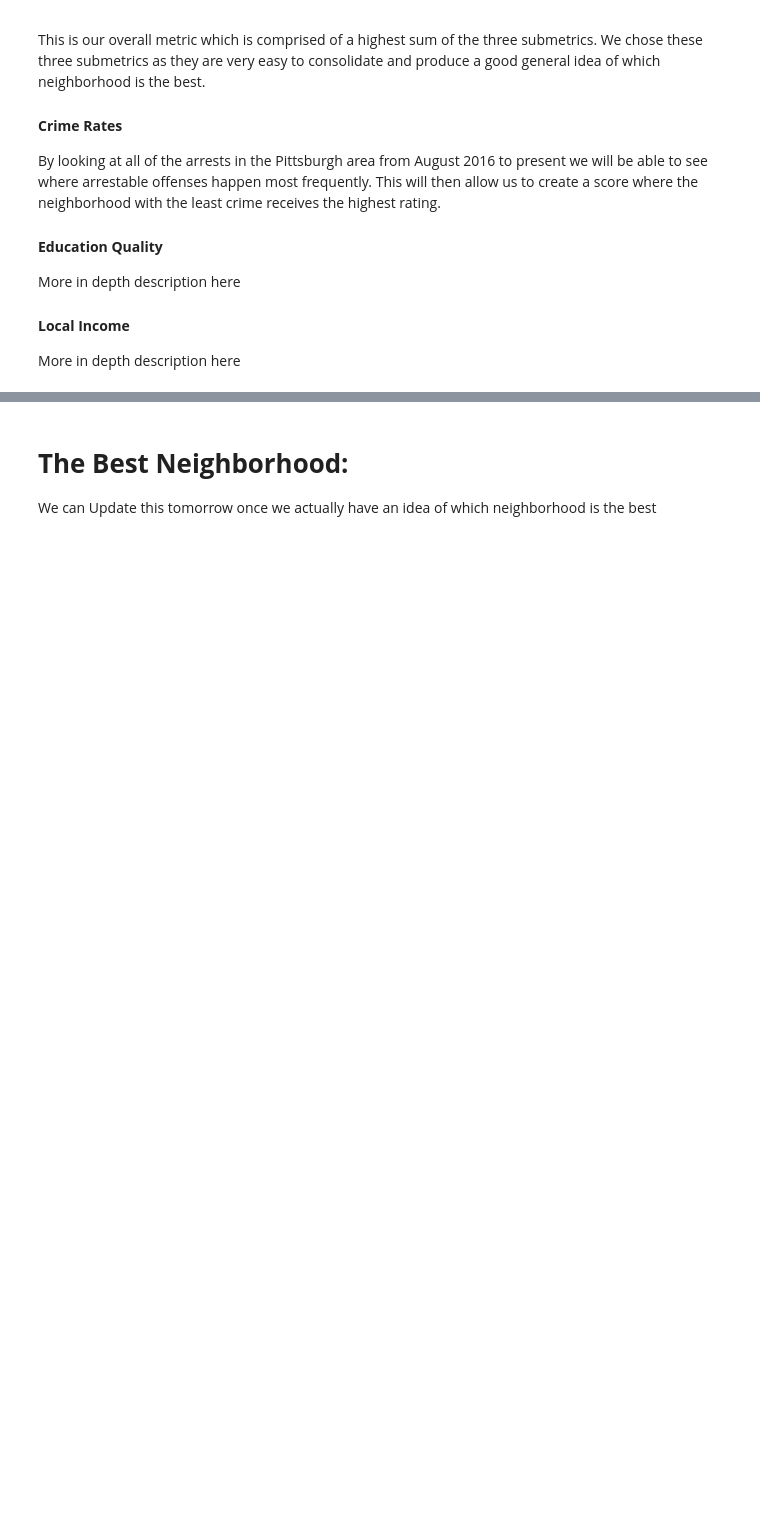
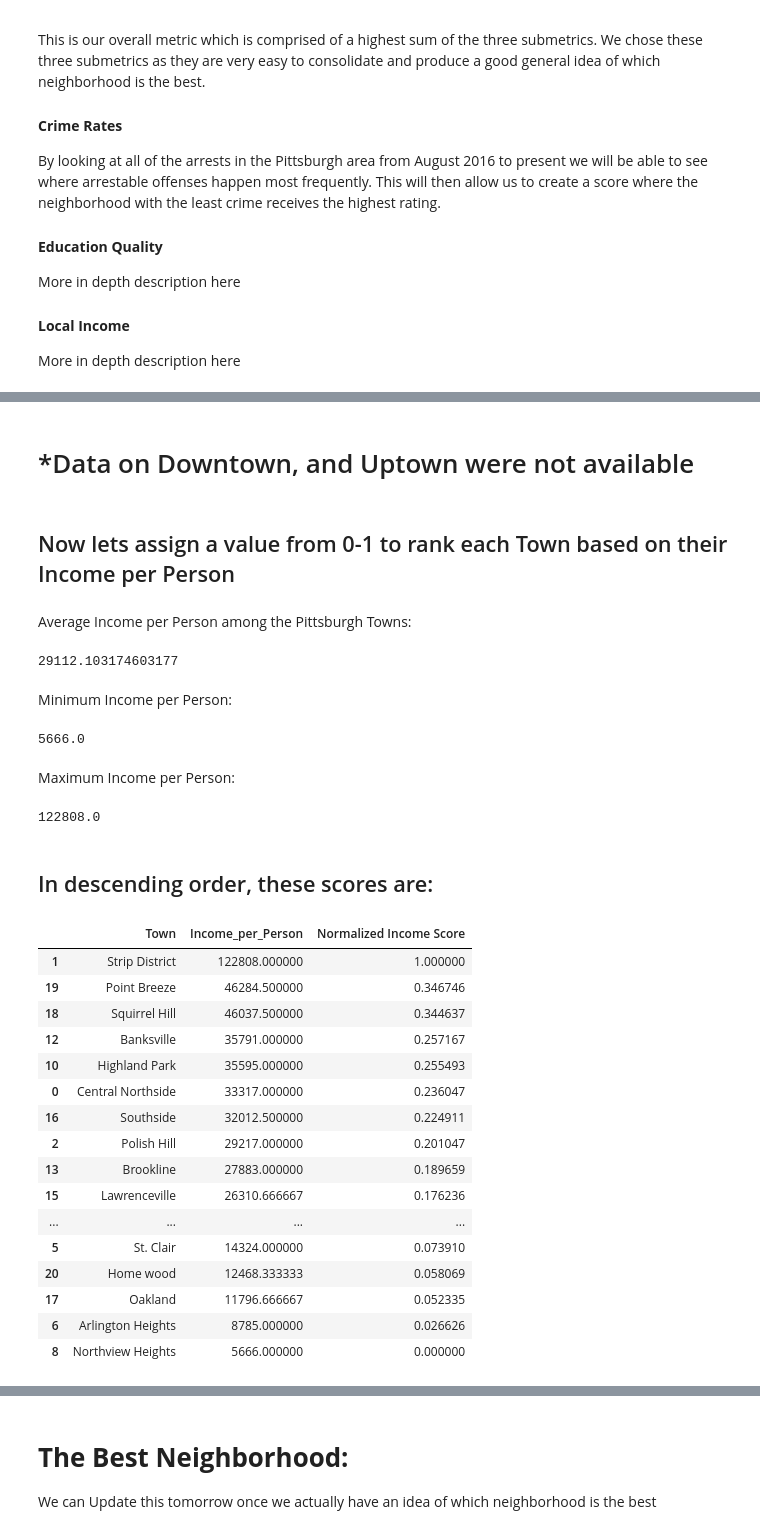
Before and after one commit to jca64/Big-Ideas-Final-Project, a Jupyter notebook: Final-Project.ipynb, the cells around one changed output, grey strips where cells are left out. Saved outputs shown, nothing was run; the diff lists cells and outputs as text; code cells hidden in the pictures; blank space fills up the shorter version.

```diff
--- a/Final-Project.ipynb
+++ b/Final-Project.ipynb
@@ -22,0 +178,7 @@ More in depth description here
+# %%
+#homewood
+hwood = data.loc[data['Town'].isin(['Homewood North', 'Homewood South', 'Homewood West'])]
+average = hwood['Income_per_Person'].mean()
+hwoodrow = pd.DataFrame({'Town': ['Home wood'], 'Income_per_Person': [average]})
+data = data.drop(data[data['Town'].isin(['Homewood North', 'Homewood South', 'Homewood West'])].index).reset_index(drop=True)
+data = pd.concat([data,hwoodrow], ignore_index=True)
@@ -22,0 +205,57 @@ More in depth description here
+# %% [markdown]
+# *Data on Downtown, and Uptown were not available
+# %% [markdown]
+## Now lets assign a value from 0-1 to rank each Town based on their Income per Person
+# %% [markdown]
+Average Income per Person among the Pittsburgh Towns:
+# %%
+totalavgJ = data['Income_per_Person'].mean()
+print(totalavgJ)
+# %% [output]
+29112.103174603177
+# %% [markdown]
+Minimum Income per Person:
+# %%
+totalminJ = data['Income_per_Person'].min()
+print(totalminJ)
+# %% [output]
+5666.0
+# %% [markdown]
+Maximum Income per Person:
+# %%
+totalmaxJ = data['Income_per_Person'].max()
+print(totalmaxJ)
+# %% [output]
+122808.0
+# %%
+listyJ = []
+for value in data['Income_per_Person']:
+    try:
+        thisValJ = ((float(value)-totalminJ)/(totalmaxJ-totalminJ))
+        listyJ.append(thisValJ)
+    except:
+        listyJ.append(0)
+
+data['Normalized Income Score'] = listyJ
+# %% [markdown]
+## In descending order, these scores are:
+# %%
+data.sort_values('Normalized Income Score', ascending=False)
+# %% [output]
+|  | Town | Income_per_Person | Normalized Income Score |
+| 1 | Strip District | 122808.000000 | 1.000000 |
+| 19 | Point Breeze | 46284.500000 | 0.346746 |
+| 18 | Squirrel Hill | 46037.500000 | 0.344637 |
+| 12 | Banksville | 35791.000000 | 0.257167 |
+| 10 | Highland Park | 35595.000000 | 0.255493 |
+| 0 | Central Northside | 33317.000000 | 0.236047 |
+| 16 | Southside | 32012.500000 | 0.224911 |
+| 2 | Polish Hill | 29217.000000 | 0.201047 |
+| 13 | Brookline | 27883.000000 | 0.189659 |
+| 15 | Lawrenceville | 26310.666667 | 0.176236 |
+| ... | ... | ... | ... |
+| 5 | St. Clair | 14324.000000 | 0.073910 |
+| 20 | Home wood | 12468.333333 | 0.058069 |
+| 17 | Oakland | 11796.666667 | 0.052335 |
+| 6 | Arlington Heights | 8785.000000 | 0.026626 |
+| 8 | Northview Heights | 5666.000000 | 0.000000 |
```
Also changed, not shown: parts of 22 cells of this notebook.
